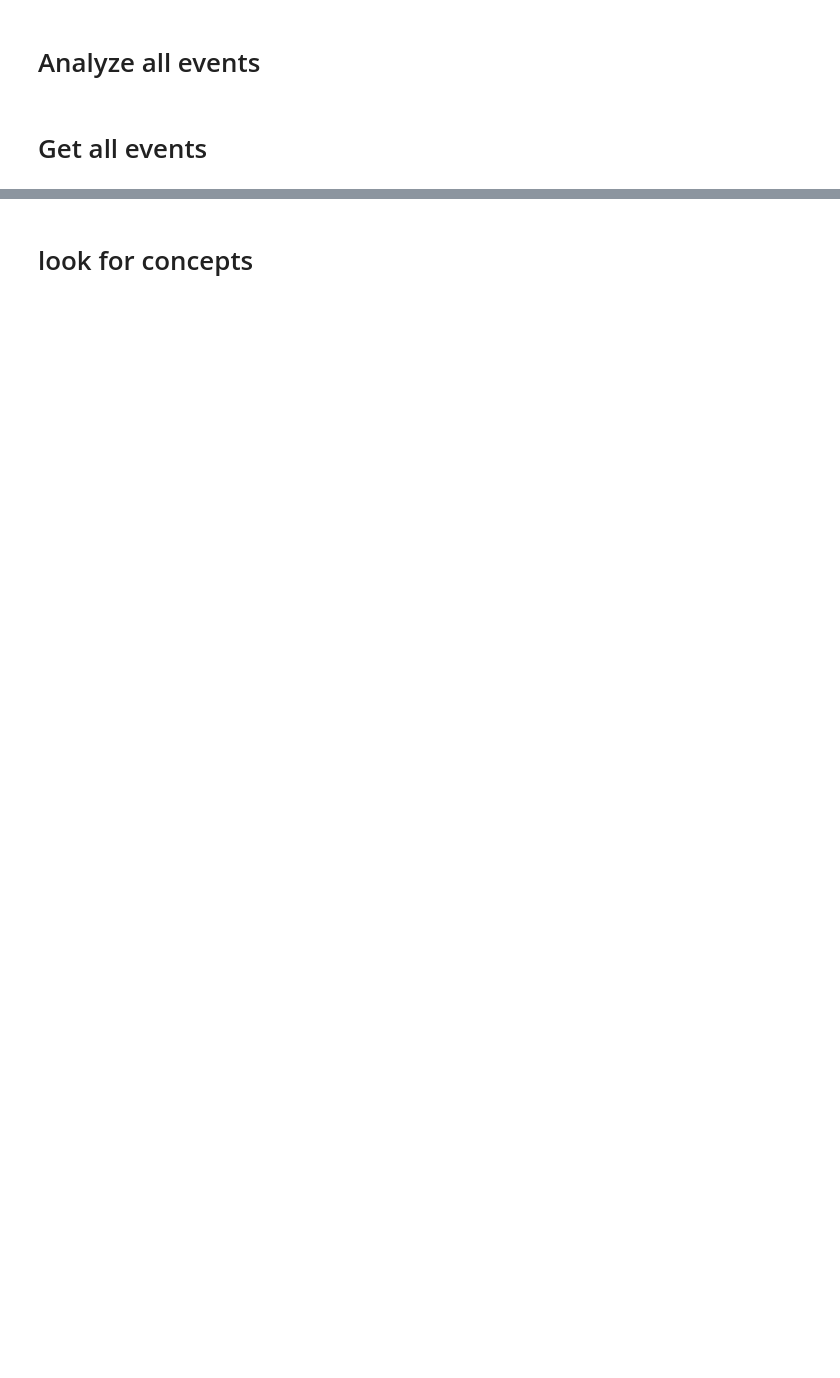
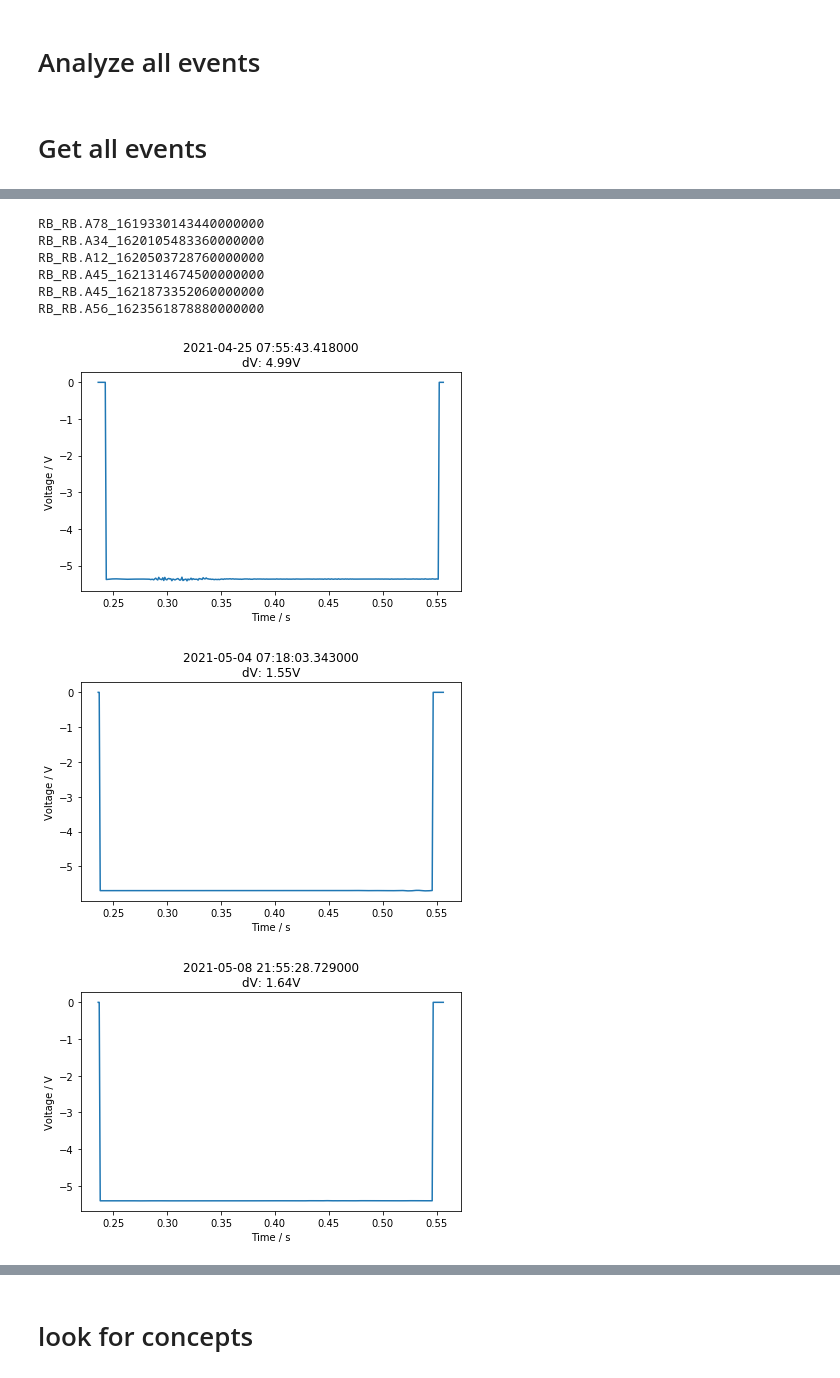
Before and after one commit to cobermai/lhc_anomaly_detection, a Jupyter notebook: notebooks/RB_FPA_analysis_prim_quench.ipynb, the cells around one changed output, grey strips where cells are left out. Drawn from its saved outputs; the diff is of its cells as text; code cells hidden in the pictures; blank space fills up the shorter version.

```diff
--- a/notebooks/RB_FPA_analysis_prim_quench.ipynb
+++ b/notebooks/RB_FPA_analysis_prim_quench.ipynb
@@ -306,18 +316,31 @@ mp3_fpa_df_in_dataset["first_exrtraction"] = [min(float(row['Delta_t(EE_odd-PIC)
 # %%
 i = 0
 max_deviation = np.zeros(len(mp3_fpa_df_in_dataset))
 for k, row in mp3_fpa_df_in_dataset.iterrows():
 
-    ds = dataset.loc[{'event': row['fpa_identifier'], 'type':'data'}]#, 'time':slice(t_ee1 + window[0],t_ee1+ window[1])}]
+    d = dataset.loc[{'event': row['fpa_identifier'], 'type':'data'}]#, 'time':slice(t_ee1 + window[0],t_ee1+ window[1])}]
 
-    max_deviation[i] = max(abs(ds.min() - ds.mean()), abs(ds.max() - ds.mean())).values
+    max_deviation[i] = max(abs(d.min() - d.mean()), abs(d.max() - d.mean())).to_array().values
 
-    #if max_deviation[i] > 1:
-    #    plt.figure()
-    #    plt.title(f"{max_deviation[i]}")
-    #    print(row['fpa_identifier'])
-    #    plt.plot(ds.T)
+    if max_deviation[i] > 1.5:
+        plt.figure()
+        plt.title(f"{row['Timestamp_PIC']}\ndV: {max_deviation[i]:.2f}V")
+        plt.tight_layout()
+        plt.xlabel('Time / s')
+        plt.ylabel('Voltage / V')
+        print(row['fpa_identifier'])
+        plt.plot(d.time.values, np.nan_to_num(d.to_array().values[0]).mean(axis=0))
 
     i+=1
     #if i>10:
      #   break
+# %% [output]
+RB_RB.A78_1619330143440000000
+RB_RB.A34_1620105483360000000
+RB_RB.A12_1620503728760000000
+RB_RB.A45_1621314674500000000
+RB_RB.A45_1621873352060000000
+RB_RB.A56_1623561878880000000
+[figure, added]
+[figure, added]
+[figure, added]
```
Also changed, not shown: parts of 19 cells of this notebook, 9 other files.
